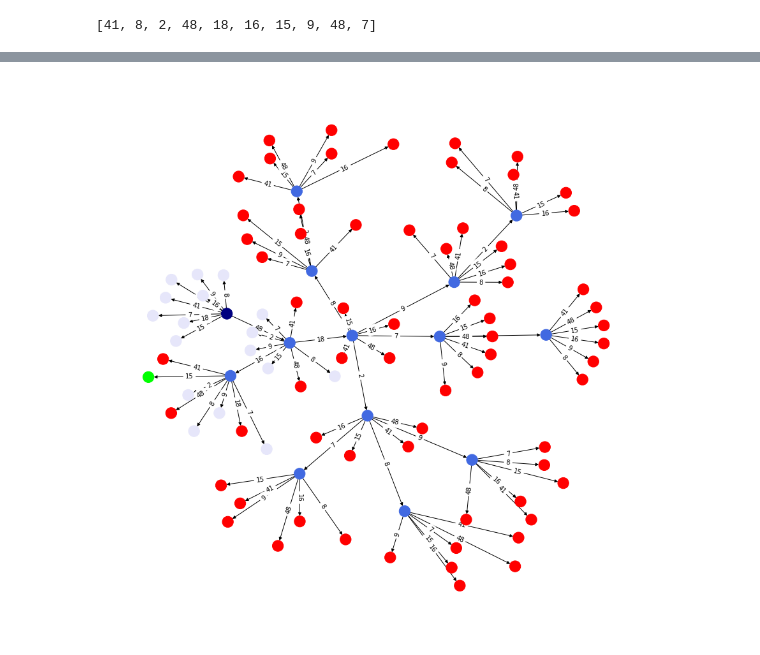
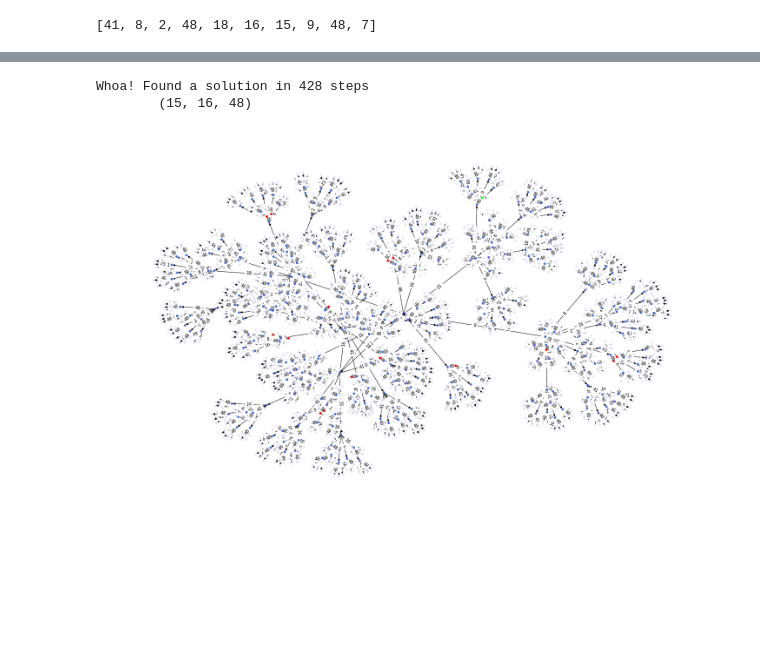
Before and after one commit to squillero/computational-intelligence, a Jupyter notebook: bricks.ipynb, the cells around one changed output, grey strips where cells are left out. Cells and saved outputs as stored; diff of their text form; code cells hidden in the pictures; blank space fills up the shorter version.

```diff
--- a/bricks.ipynb
+++ b/bricks.ipynb
@@ -51,12 +61,40 @@ Whoa! Found a solution in 82 steps
 # %%
+search_tree = nx.DiGraph()
+
+frontier = deque()
+frontier.append(((), tuple(sorted(BLOCKS, reverse=False))))
+node_color = dict()
+
+n = 0
+while frontier:
+    n += 1
+    current_bag, available_blocks = frontier.popleft()
+    search_tree.add_node(current_bag)
+    node_color[current_bag] = 'royalblue'
+    if sum(current_bag) == GOAL:
+        print(f"Whoa! Found a solution in {n:,} steps\n\t{current_bag}")
+        node_color[current_bag] = 'lime'
+        break
+    if sum(current_bag) > GOAL:
+        node_color[current_bag] = 'red'
+        continue
+    for i, object in enumerate(available_blocks):
+        new_state = ((*current_bag, object), tuple(available_blocks[:i]+available_blocks[i+1:]))
+        search_tree.add_node(new_state[0])
+        node_color[new_state[0]] = 'lavender'
+        search_tree.add_edge(current_bag, new_state[0], label=object)
+        frontier.append(new_state)
+
 # dot neato twopi circo fdp sfdp
 node_color[()] = 'navy'
-plt.figure(figsize=(12, 12))
-pos=graphviz_layout(search_tree, prog='fdp')
+plt.figure(figsize=(20, 12))
+pos=graphviz_layout(search_tree, prog='sfdp')
 nx.draw(search_tree, pos=pos,
         node_color=[node_color[n] for n in search_tree.nodes],
-        with_labels=False)
+        node_size=20, with_labels=False)
 nx.draw_networkx_edge_labels(search_tree, pos=pos, edge_labels=nx.get_edge_attributes(search_tree, 'label'))
 None
 # %% [output]
+Whoa! Found a solution in 428 steps
+        (15, 16, 48)
-[figure, old version]
+[figure, new version]
```
Also changed, not shown: parts of 2 cells of this notebook, 1 other file.
